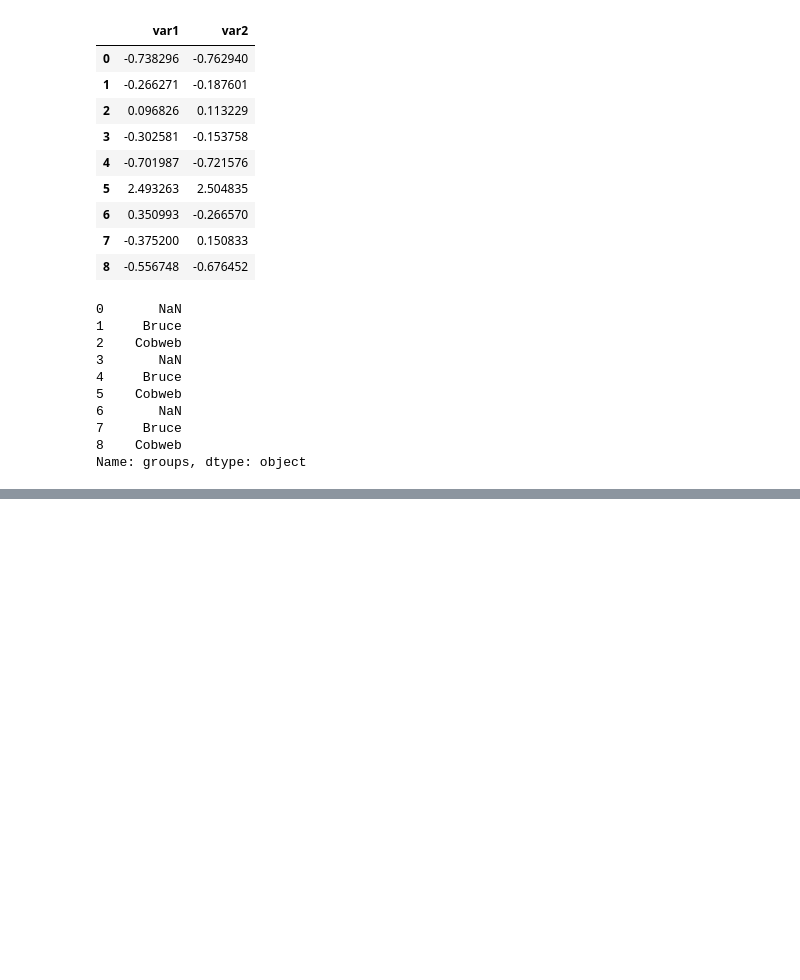
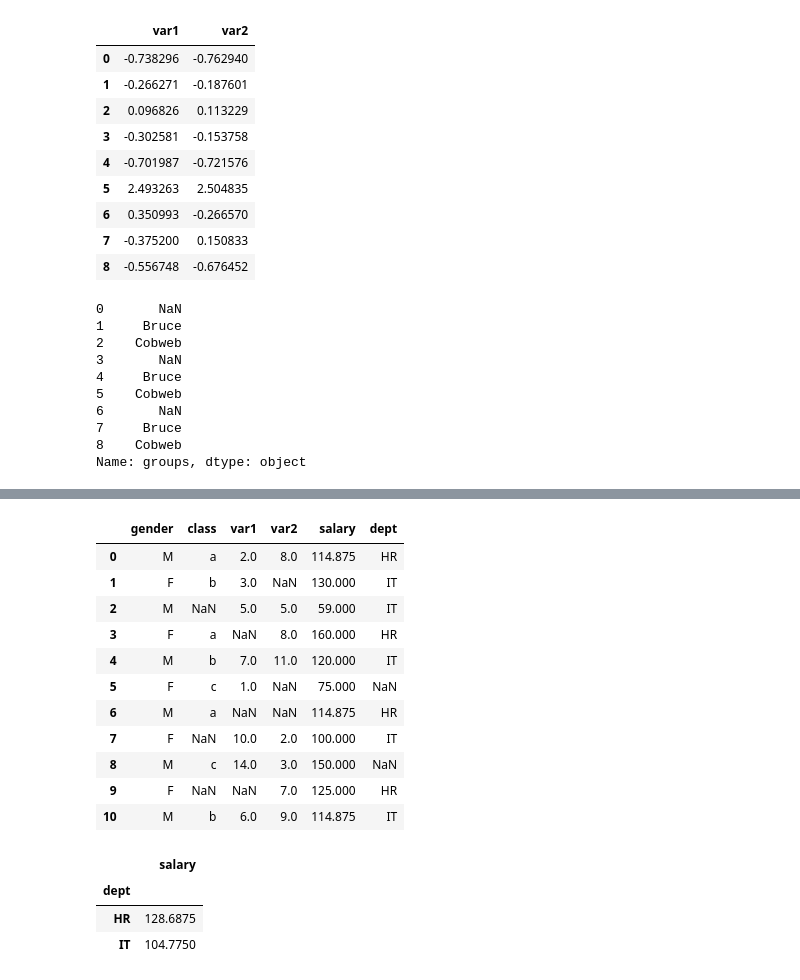
Before and after one commit to MevlutYildiz77/Numpy, a Jupyter notebook: numpy_in_class.ipynb, the cells around one changed output, grey strips where cells are left out. Cells and saved outputs as stored; diff of their text form; code cells hidden in the pictures; blank space fills up the shorter version.

```diff
--- a/numpy_in_class.ipynb
+++ b/numpy_in_class.ipynb
@@ -1420,0 +1565,23 @@ labelencoder
+# %%
+df[df.salary.isnull()] = 10
+df
+# %% [output]
+|  | gender | class | var1 | var2 | salary | dept |
+| 0 | M | a | 2.0 | 8.0 | 114.875 | HR |
+| 1 | F | b | 3.0 | NaN | 130.000 | IT |
+| 2 | M | NaN | 5.0 | 5.0 | 59.000 | IT |
+| 3 | F | a | NaN | 8.0 | 160.000 | HR |
+| 4 | M | b | 7.0 | 11.0 | 120.000 | IT |
+| 5 | F | c | 1.0 | NaN | 75.000 | NaN |
+| 6 | M | a | NaN | NaN | 114.875 | HR |
+| 7 | F | NaN | 10.0 | 2.0 | 100.000 | IT |
+| 8 | M | c | 14.0 | 3.0 | 150.000 | NaN |
+| 9 | F | NaN | NaN | 7.0 | 125.000 | HR |
+| 10 | M | b | 6.0 | 9.0 | 114.875 | IT |
+# %%
+df.groupby(["dept"])[["salary"]].mean()
+# %% [output]
+|  | salary |
+| dept |  |
+| HR | 128.6875 |
+| IT | 104.7750 |
```
Also changed, not shown: parts of 26 cells of this notebook.
